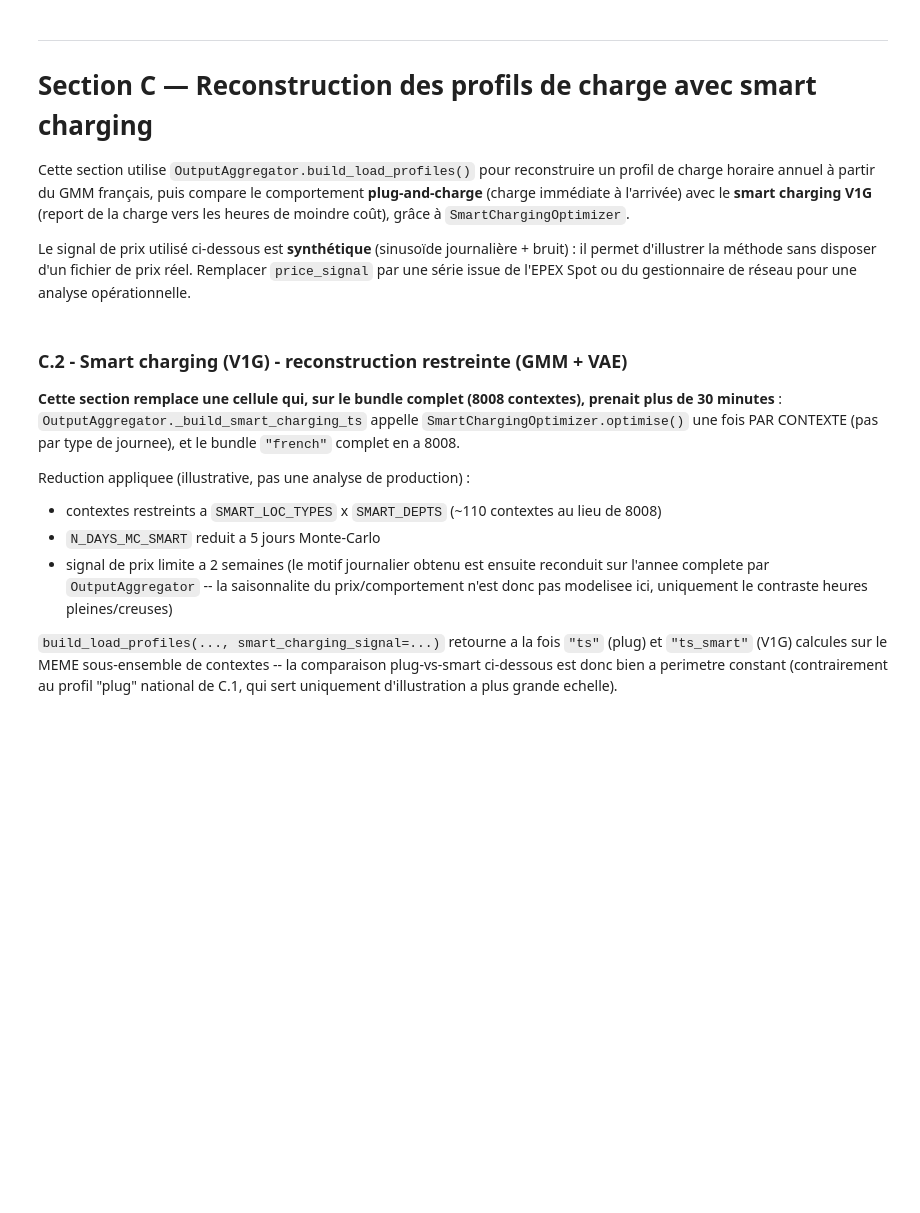
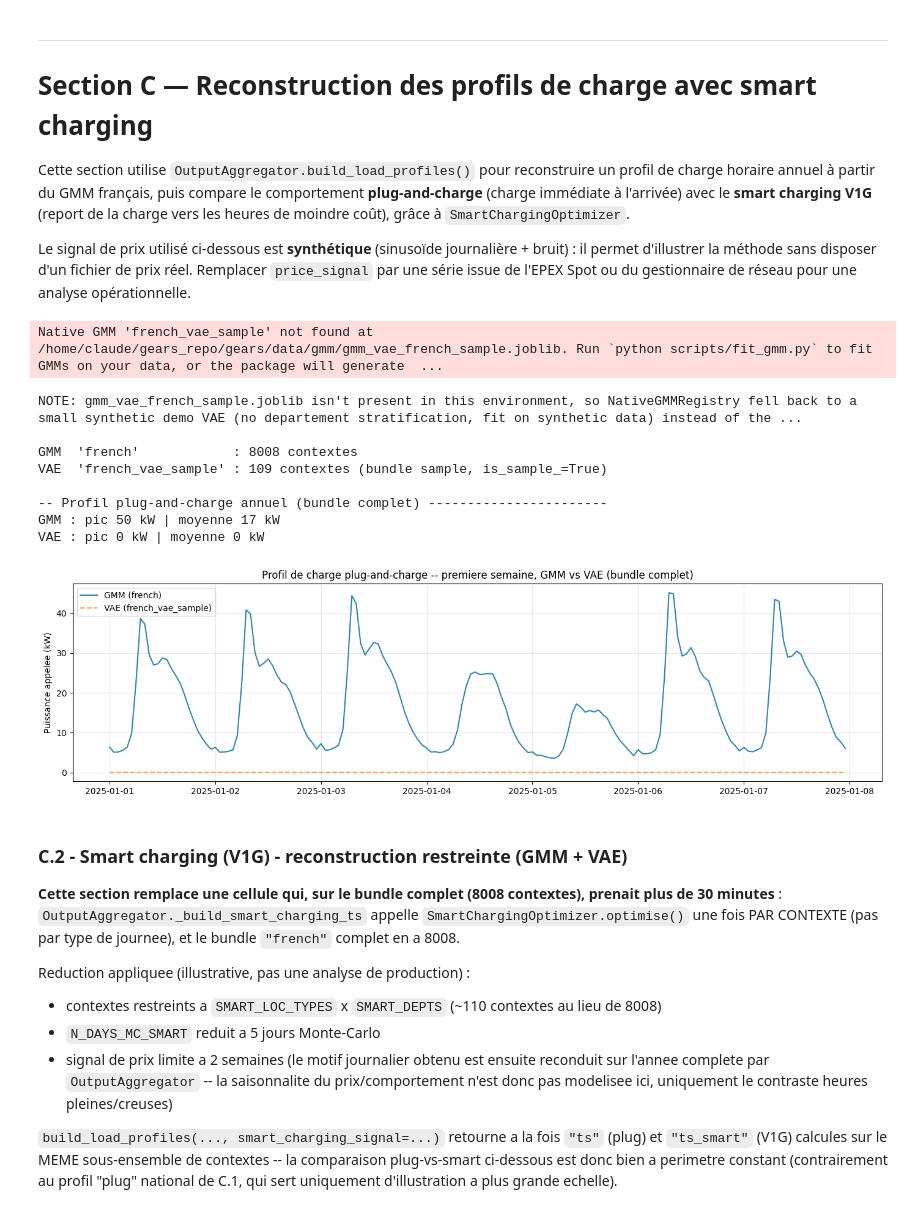
Before and after one commit to yvenn-amara/GEARS, a Jupyter notebook: notebooks/3_gmm_scenarios.ipynb, the cells around one changed output. Saved outputs shown, nothing was run; the diff lists cells and outputs as text; code cells hidden in the pictures; blank space fills up the shorter version.

```diff
--- a/notebooks/3_gmm_scenarios.ipynb
+++ b/notebooks/3_gmm_scenarios.ipynb
@@ -502,36 +575,55 @@ Le signal de prix utilisé ci-dessous est **synthétique** (sinusoïde journali
 registry = NativeGMMRegistry()
 gmm = registry.load("french")
 vae = registry.load("french_vae_sample")
+if vae.metadata_.get("synthetic_fallback"):
+    print(
+        "NOTE: gmm_vae_french_sample.joblib isn't present in this environment, so "
+        "NativeGMMRegistry fell back to a small synthetic demo VAE (no departement "
+        "stratification, fit on synthetic data) instead of the curated real bundle. "
+        "Section C's VAE plots/comparisons below are an API/behaviour demo, not a "
+        "real quality comparison -- see REFACTOR_STATE.md for the full writeup.\n"
+    )
 print(f"GMM  'french'            : {len(gmm.models_)} contextes")
 print(f"VAE  'french_vae_sample' : {len(vae.models_)} contextes (bundle sample, is_sample_={vae.is_sample_})")
 
 agg = OutputAggregator(resolution_min=60)
 loc_map = LOCATION_POWER_PRESETS[PROFILE_PRESET]
 
 result_plug_gmm = agg.build_load_profiles(
     gmm=gmm, year=PROFILE_YEAR, n_days_mc=N_DAYS_MC_PROFILES,
     charging_mode="by_location", location_power_map=loc_map, seed=42,
 )
 result_plug_vae = agg.build_load_profiles(
     gmm=vae, year=PROFILE_YEAR, n_days_mc=N_DAYS_MC_PROFILES,
     charging_mode="by_location", location_power_map=loc_map, seed=42,
 )
 ts_plug_gmm = result_plug_gmm["ts"]
 ts_plug_vae = result_plug_vae["ts"]
 
 print(f"\n-- Profil plug-and-charge annuel (bundle complet) -----------------------")
 print(f"GMM : pic {ts_plug_gmm.max():,.0f} kW | moyenne {ts_plug_gmm.mean():,.0f} kW")
 print(f"VAE : pic {ts_plug_vae.max():,.0f} kW | moyenne {ts_plug_vae.mean():,.0f} kW")
 
 fig, ax = plt.subplots(figsize=(14, 4))
 week = slice(0, 24*7)
 ax.plot(ts_plug_gmm.index[week], ts_plug_gmm.values[week], label="GMM (french)", color="#2E86AB", linewidth=1.5)
 ax.plot(ts_plug_vae.index[week], ts_plug_vae.values[week], label="VAE (french_vae_sample)", color="#F4A261", linewidth=1.5, linestyle="--")
 ax.set_ylabel("Puissance appelee (kW)"); ax.set_title("Profil de charge plug-and-charge -- premiere semaine, GMM vs VAE (bundle complet)")
 ax.legend(); ax.grid(True, alpha=0.3)
 fig.tight_layout()
 plt.savefig("outputs/03_plug_profile_gmm_vs_vae.png", dpi=150, bbox_inches="tight")
 plt.show()
+# %% [output]
+Native GMM 'french_vae_sample' not found at /home/claude/gears_repo/gears/data/gmm/gmm_vae_french_sample.joblib. Run `python scripts/fit_gmm.py` to fit GMMs on your data, or the package will generate  ...
+NOTE: gmm_vae_french_sample.joblib isn't present in this environment, so NativeGMMRegistry fell back to a small synthetic demo VAE (no departement stratification, fit on synthetic data) instead of the ...
+
+GMM  'french'            : 8008 contextes
+VAE  'french_vae_sample' : 109 contextes (bundle sample, is_sample_=True)
+
+-- Profil plug-and-charge annuel (bundle complet) -----------------------
+GMM : pic 50 kW | moyenne 17 kW
+VAE : pic 0 kW | moyenne 0 kW
+[figure, added]
 # %% [markdown]
 ### C.2 - Smart charging (V1G) - reconstruction restreinte (GMM + VAE)
 
```
Also changed, not shown: parts of 13 cells of this notebook, 13 other files.
